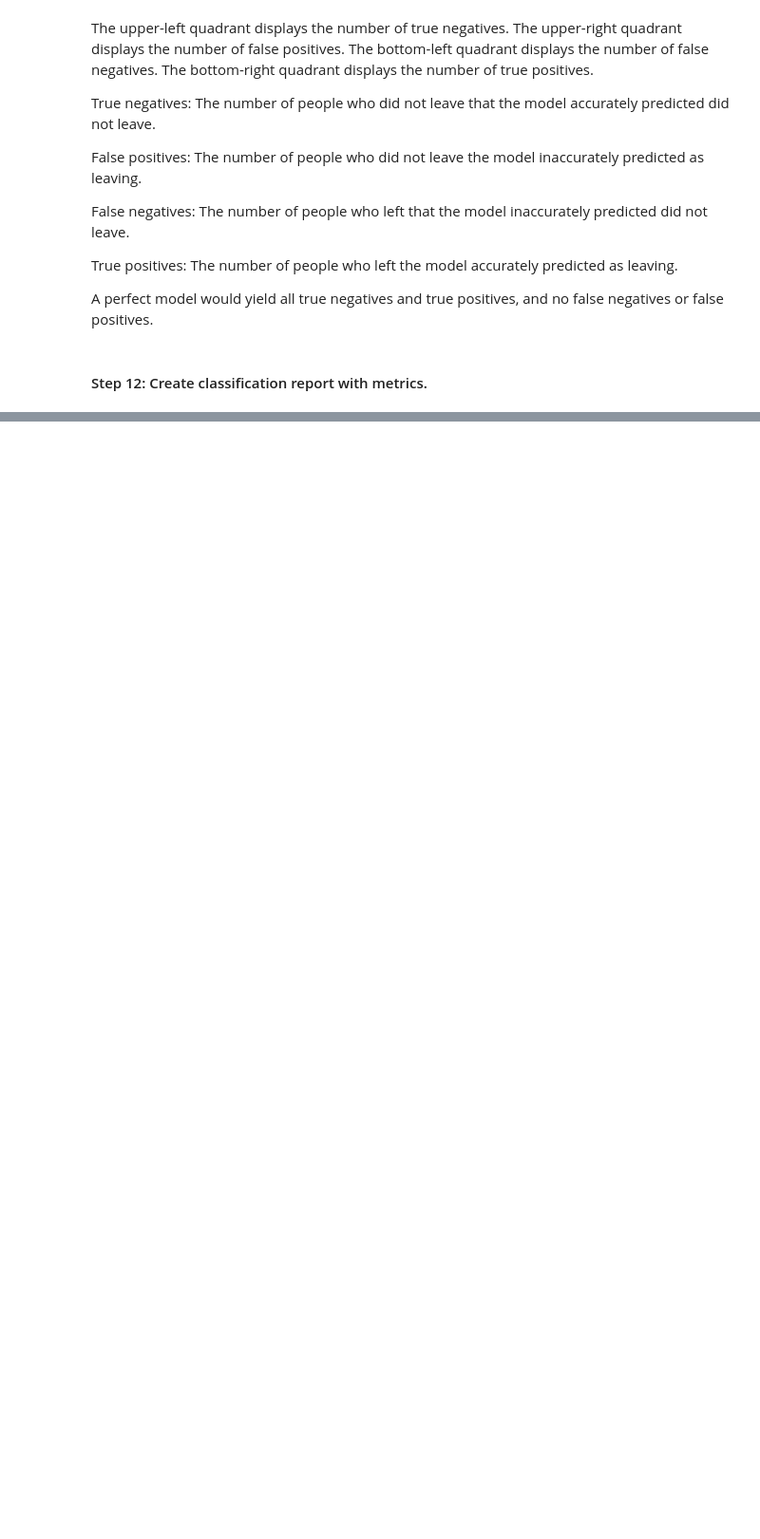
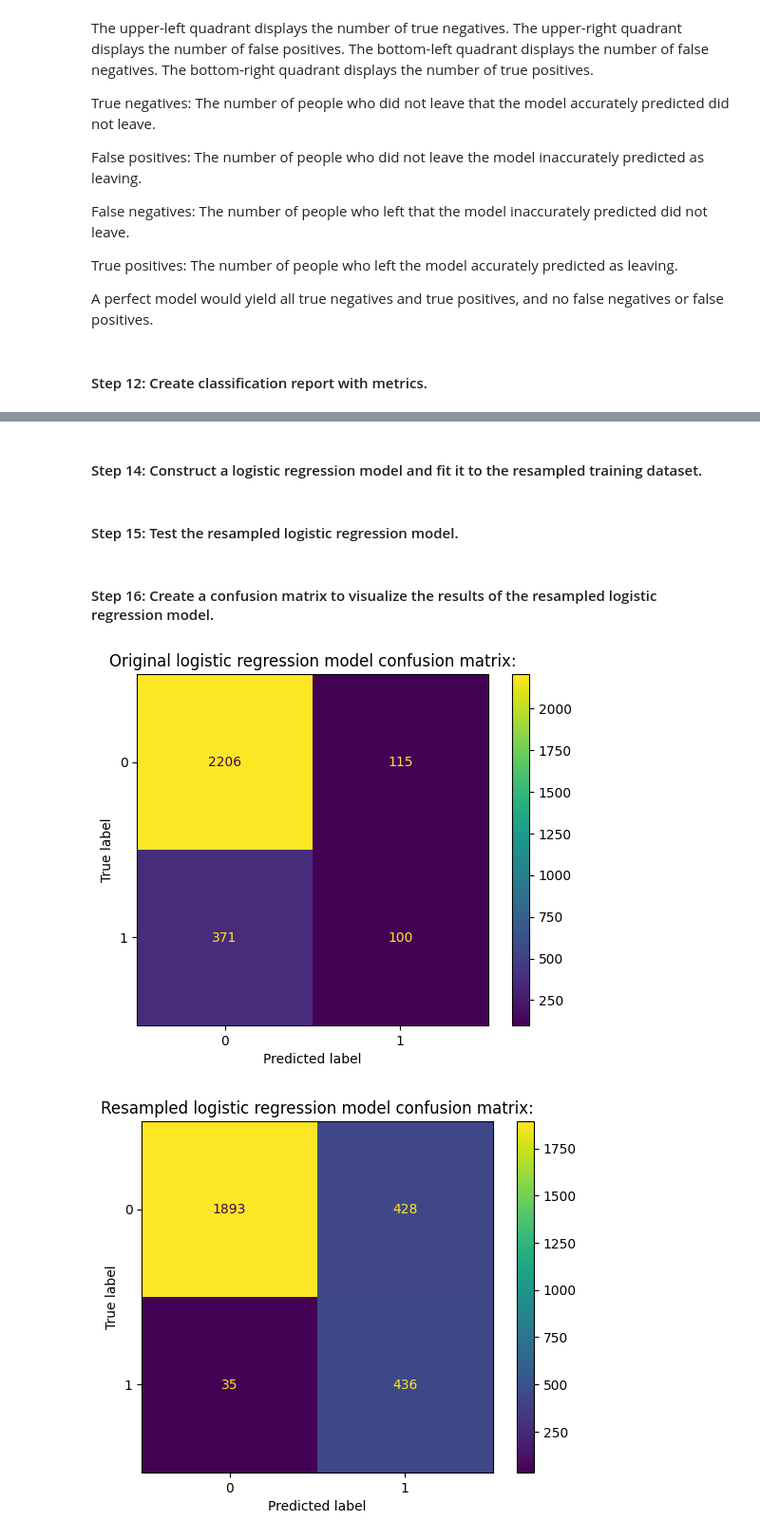
Before and after one commit to AlbertoMPalacioBastos/Machine_Learning_to_provide_insights_for_Human_Resources, a Jupyter notebook: Salifort Motors Project.ipynb, the cells around one changed output, grey strips where cells are left out. Shown at 95% size. Cells and saved outputs as stored; diff of their text form; code cells hidden in the pictures; blank space fills up the shorter version.

```diff
--- a/Salifort Motors Project.ipynb
+++ b/Salifort Motors Project.ipynb
@@ -875 +914,7 @@ This could be due to class imbalance in the training set favoring records in wic
+# %%
+# Create RandomUnderSampler object
+rus = RandomUnderSampler(random_state=22 , sampling_strategy='majority')
+# %%
+# Balancing the data
+X_resampled, y_resampled = rus.fit_resample(X_train, y_train)
 # %%
@@ -884,0 +934,31 @@ In this case, I would like to re-train the model using a more balanced training
+# %% [markdown]
+#### Step 14: Construct a logistic regression model and fit it to the resampled training dataset.
+# %%
+# Construct a logistic regression model and fit it to the training dataset
+resampled_log_clf = LogisticRegression(random_state=22, max_iter=1000).fit(X_resampled, y_resampled)
+# %% [markdown]
+#### Step 15: Test the resampled logistic regression model.
+# %%
+# Use the logistic regression model to get predictions on the test set
+resampled_y_pred = resampled_log_clf.predict(X_test)
+# %% [markdown]
+#### Step 16: Create a confusion matrix to visualize the results of the resampled logistic regression model.
+# %%
+# Compute values for confusion matrix
+resampled_log_cm = confusion_matrix(y_test, resampled_y_pred, labels=resampled_log_clf.classes_)
+
+# Create display of confusion matrix
+resampled_log_disp = ConfusionMatrixDisplay(confusion_matrix=resampled_log_cm,
+                                  display_labels=resampled_log_clf.classes_)
+
+# Plot confusion matrix
+log_disp.plot(values_format='')
+plt.title('Original logistic regression model confusion matrix:')
+plt.show()
+
+resampled_log_disp.plot(values_format='')
+plt.title('Resampled logistic regression model confusion matrix:')
+plt.show()
+# %% [output]
+[figure, added]
+[figure, added]
```
Also changed, not shown: parts of 20 cells of this notebook.
